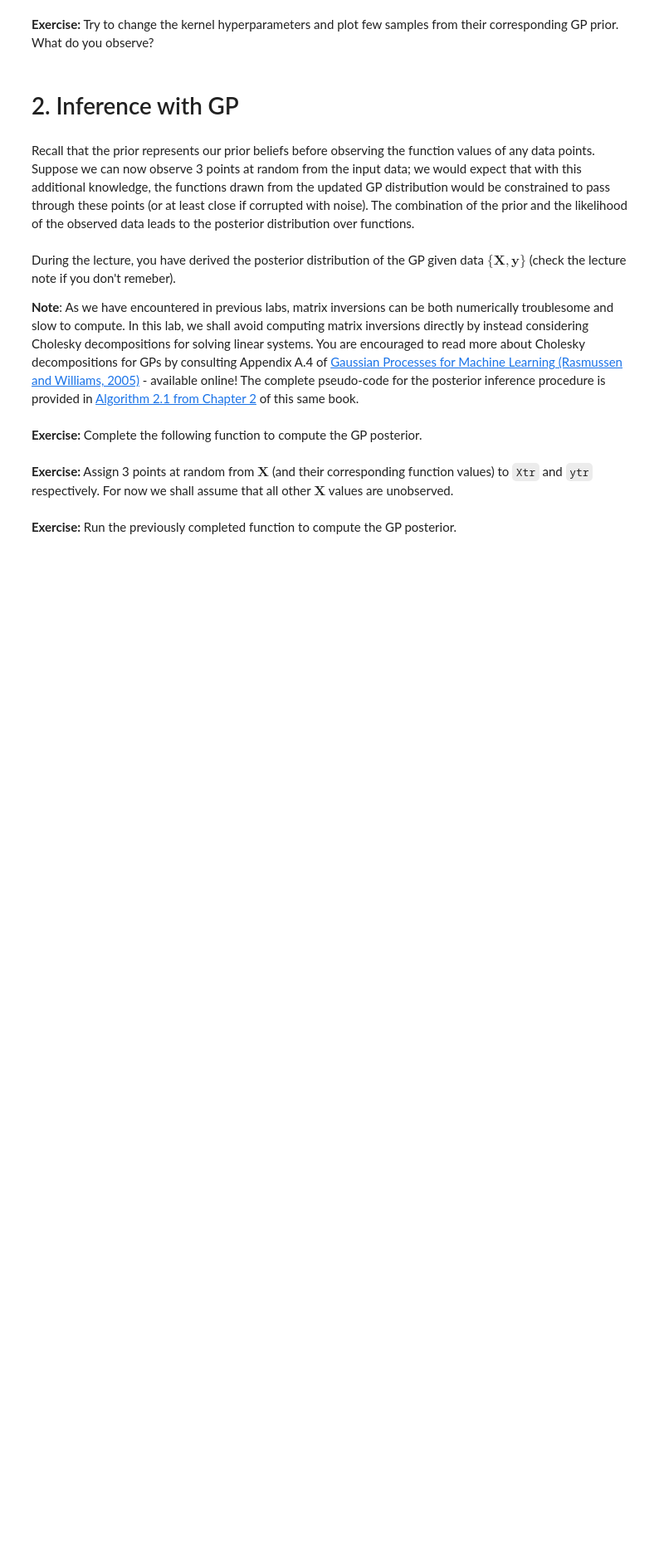
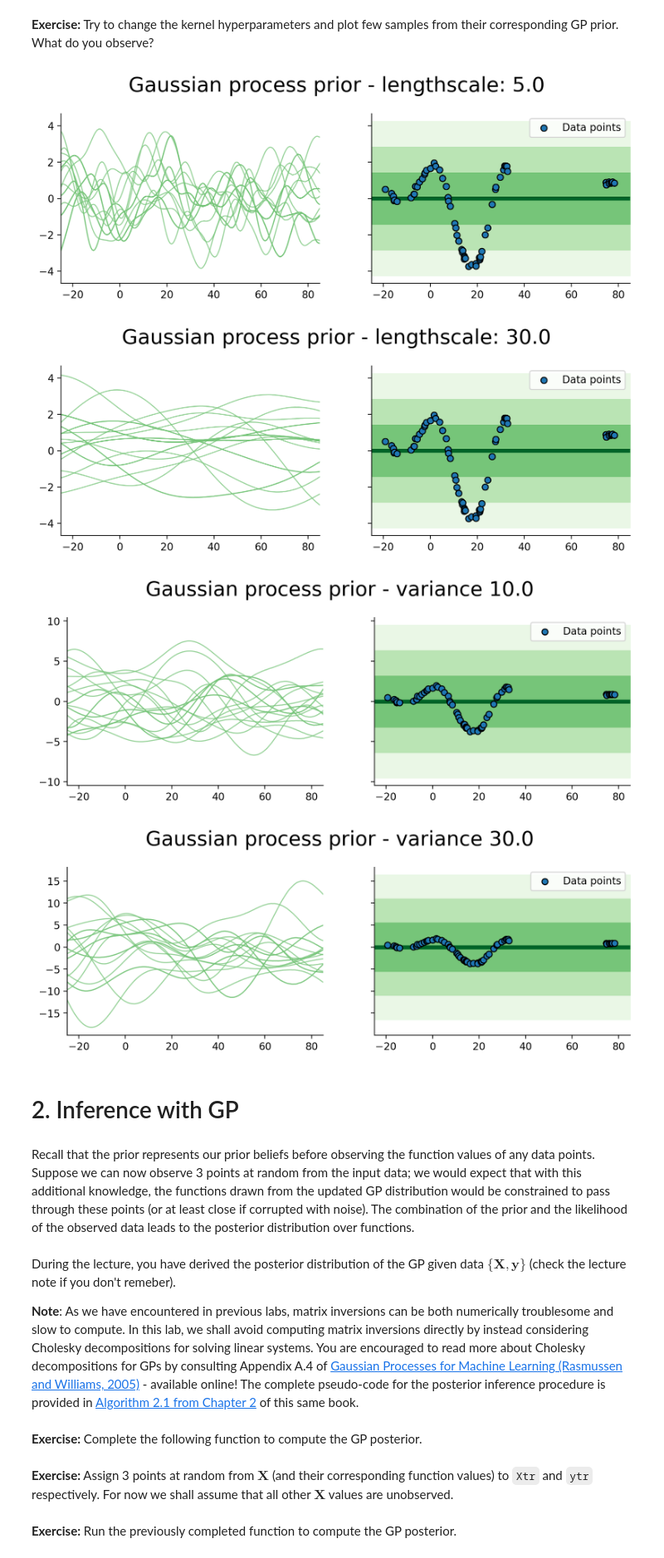
Before and after one commit to annalithell/asi-labs, a Jupyter notebook: lab_week3/Gaussian_Process_Regression.ipynb, the cells around one changed output. Shown at 83% size. Drawn from its saved outputs; the diff is of its cells as text; code cells hidden in the pictures; blank space fills up the shorter version.

```diff
--- a/lab_week3/Gaussian_Process_Regression.ipynb
+++ b/lab_week3/Gaussian_Process_Regression.ipynb
@@ -161,8 +163,8 @@ def cdist(A, B):
 def rbf_kernel(params, X1, X2):
     lengthscale = params["lengthscale"]
     variance = params["variance"]
-    # @@ COMPLETE @@
-    # out =
-    return out
+    squared_euclidean_dist = cdist(X1, X2)
+    K = variance * jnp.exp(squared_euclidean_dist / (-2 * lengthscale**2))
+    return K
 # %% [markdown]
 **Exercise:** Compute the kernel matrix $\kappa(\boldsymbol{X}, \boldsymbol{X})$. Plot it using `plt.imshow()`. Start with $\sigma^2_f$ and $l$ both equal to one. Then try to change this two parameter. What do you see? Comment the figure.
@@ -223,10 +229,9 @@ def sample_f_prior(params, kernel_fn, Xt, N=20):
         Xt (array): Points at which to sample.
         N (int): Number of samples to draw.
     """
-    # @@ COMPLETE @@
-    # mean =
-    # cov =
-    # samples =
+    mean = jnp.zeros(Xt.shape[0])
+    cov = kernel_fn(params, Xt, Xt)
+    samples = np.random.multivariate_normal(mean, cov, size=N)
     return samples, mean, cov
 
 
@@ -244,5 +251,58 @@ plt.show()
 # %% [markdown]
 **Exercise:** Try to change the kernel hyperparameters and plot few samples from their corresponding GP prior. What do you observe?
+# %%
+params = {"lengthscale": 5.0, "variance": 2.0}
+
+samples, mean, cov = sample_f_prior(params, rbf_kernel, Xt)
+
+fig, (ax0, ax1) = plt.subplots(1, 2, figsize=[10, 3], sharey=True)
+plot_samples(Xt, samples, ax=ax0)
+plot_gp(Xt, mean, cov, ax=ax1)
+plot_data(X, y, ax1)
+ax1.legend()
+fig.suptitle(r"Gaussian process prior - lengthscale: 5.0", y=1.05, fontsize=20)
+plt.show()
+
+params = {"lengthscale": 30.0, "variance": 2.0}
+
+samples, mean, cov = sample_f_prior(params, rbf_kernel, Xt)
+
+fig, (ax0, ax1) = plt.subplots(1, 2, figsize=[10, 3], sharey=True)
+plot_samples(Xt, samples, ax=ax0)
+plot_gp(Xt, mean, cov, ax=ax1)
+plot_data(X, y, ax1)
+ax1.legend()
+fig.suptitle(r"Gaussian process prior - lengthscale: 30.0", y=1.05, fontsize=20)
+plt.show()
+
+params = {"lengthscale": 15.0, "variance": 10.0}
+
+samples, mean, cov = sample_f_prior(params, rbf_kernel, Xt)
+
+fig, (ax0, ax1) = plt.subplots(1, 2, figsize=[10, 3], sharey=True)
+plot_samples(Xt, samples, ax=ax0)
+plot_gp(Xt, mean, cov, ax=ax1)
+plot_data(X, y, ax1)
+ax1.legend()
+fig.suptitle(r"Gaussian process prior - variance 10.0", y=1.05, fontsize=20)
+plt.show()
+
+params = {"lengthscale": 15.0, "variance": 30.0}
+
+samples, mean, cov = sample_f_prior(params, rbf_kernel, Xt)
+
+fig, (ax0, ax1) = plt.subplots(1, 2, figsize=[10, 3], sharey=True)
+plot_samples(Xt, samples, ax=ax0)
+plot_gp(Xt, mean, cov, ax=ax1)
+plot_data(X, y, ax1)
+ax1.legend()
+fig.suptitle(r"Gaussian process prior - variance 30.0", y=1.05, fontsize=20)
+plt.show()
+# %% [output]
+[figure, added]
+[figure, added]
+[figure, added]
+[figure, added]
 # %% [markdown]
 # 2. Inference with GP
 # %% [markdown]
```
Also changed, not shown: parts of 4 cells of this notebook.
